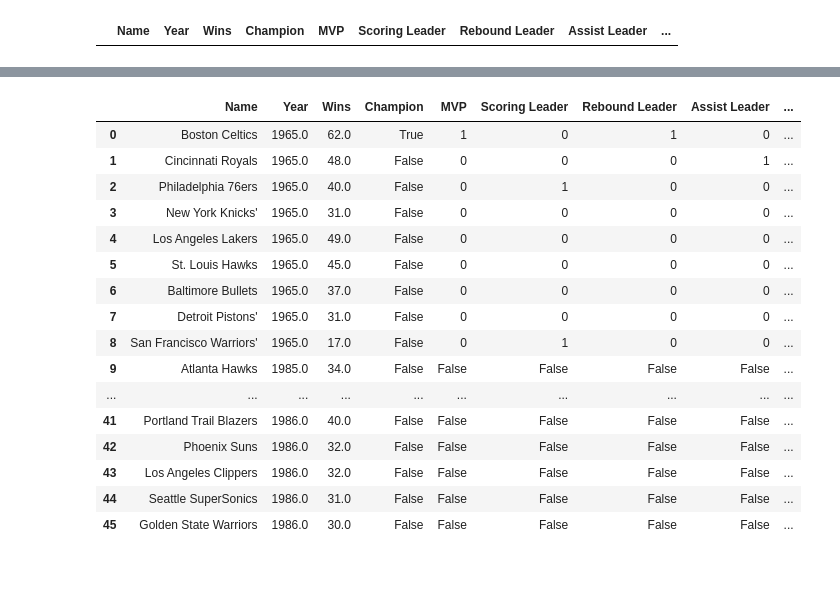
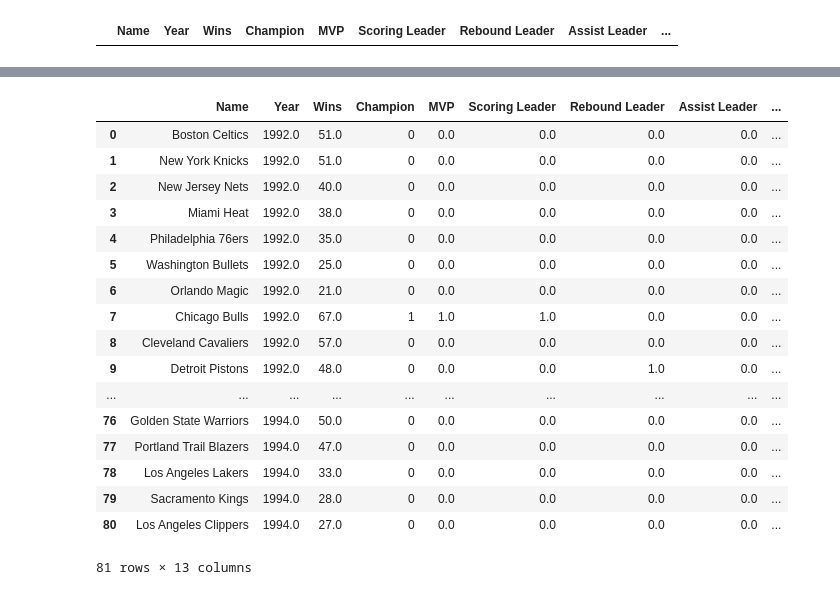
Before and after one commit to jfong27/NBA-Machine-Learning, a Jupyter notebook: Data Collection and Cleaning.ipynb, the cells around one changed output, grey strips where cells are left out. Cells and saved outputs as stored; diff of their text form; code cells hidden in the pictures.

```diff
--- a/Data Collection and Cleaning.ipynb
+++ b/Data Collection and Cleaning.ipynb
@@ -8,11 +7,12 @@ from sklearn.linear_model import LinearRegression
 # %%
-data = pd.DataFrame(columns= ['Name', 'Year','Wins','Champion','MVP','Scoring Leader',
+cols = ['Name', 'Year','Wins','Champion','MVP','Scoring Leader',
                               'Rebound Leader', 'Assist Leader', 'WS Leader','DPOY',
                               'MIP', '6MOY', 'Coach of Year'#'All-Stars', 'All-NBA',
                               #'All-Defensive', FG%', '3P%',
                               #'2P%', 'FT%', 'PPG', 'TOV', 'AST', 'STL', 'BLK'
                               #'SEED', 'GOAT Factor', 'Coach', 'Overall Team Score'
-                             ])
+                             ]
+data = pd.DataFrame(columns = cols)
 data
 # %% [output]
 |  | Name | Year | Wins | Champion | MVP | Scoring Leader | Rebound Leader | Assist Leader | ... |
@@ -55,9 +55,9 @@ leaders = ['Most Valuable Player', 'PPG Leader', 'RPG Leader',
 
 awards = ['Defensive Player of the Year', 'Most Improved Player',
           'Sixth Man of the Year', 'Coach of the Year']
-winners = []
 
 def get_award_winners(season, year):
+    winners = []
     for leader in leaders:
         winners.append(season.body.find(text=leader).parent.parent.find('a').text)
 
@@ -67,6 +67,7 @@ def get_award_winners(season, year):
     year = '%s-%s' % (year_string, next_year[2:4])
     for award in awards:
         url = 'http://www.nba.com/history/%s-award/' %(award.lower().replace(' ', '-'))
+        time.sleep(0.1)
         req = requests.get(url)
         soup = BeautifulSoup(req.text, 'html.parser')
 
@@ -78,8 +79,8 @@ def get_award_winners(season, year):
 
     #Get the all stars
     all_stars =[]
-    allst = season.find_all(id_="all_star_game_rosters_1")
-    print()
+    allst = season.find(id="all_all_star_game_rosters").text
+    #allstrs = allst.find(id = "div_all_star_game_rosters").text
 
 
 
@@ -87,7 +88,7 @@ def get_award_winners(season, year):
     return winners
 # %%
 row_num = 0
-for i in range(1965, 1966):
+for i in range(1992, 1995):
     url = ('http://www.basketball-reference.com/leagues/NBA_%s.html' % str(i))
     time.sleep(0.1)
     req = requests.get(url)
@@ -95,10 +96,11 @@ for i in range(1965, 1966):
     teams = season.find_all('th', {'class': 'left', 'data-stat':'team_name'})
 
     season_awards = get_award_winners(season, i-1)
+    print(repr(season_awards))
     for team in teams:
         if(team.text == 'Team' or 'Conference' in team.text):
             continue
-        wins = int(team.parent.find('td', {'data-stat':'wins'}).text)
+        wins = int(team.parent.find('td', {'data-stat':'wins'}).text) * 1
 
         team_name = repr(team.text).replace('\\x','*').split('*')[0].lstrip("'")
         for a in team.find_all('a',href=True):
@@ -111,20 +127,23 @@ None
-# %%
-data
-# %% [output]
-|  | Name | Year | Wins | Champion | MVP | Scoring Leader | Rebound Leader | Assist Leader | ... |
-| 0 | Boston Celtics | 1965.0 | 62.0 | True | 1 | 0 | 1 | 0 | ... |
-| 1 | Cincinnati Royals | 1965.0 | 48.0 | False | 0 | 0 | 0 | 1 | ... |
-| 2 | Philadelphia 76ers | 1965.0 | 40.0 | False | 0 | 1 | 0 | 0 | ... |
-| 3 | New York Knicks' | 1965.0 | 31.0 | False | 0 | 0 | 0 | 0 | ... |
-| 4 | Los Angeles Lakers | 1965.0 | 49.0 | False | 0 | 0 | 0 | 0 | ... |
-| 5 | St. Louis Hawks | 1965.0 | 45.0 | False | 0 | 0 | 0 | 0 | ... |
-| 6 | Baltimore Bullets | 1965.0 | 37.0 | False | 0 | 0 | 0 | 0 | ... |
-| 7 | Detroit Pistons' | 1965.0 | 31.0 | False | 0 | 0 | 0 | 0 | ... |
-| 8 | San Francisco Warriors' | 1965.0 | 17.0 | False | 0 | 1 | 0 | 0 | ... |
-| 9 | Atlanta Hawks | 1985.0 | 34.0 | False | False | False | False | False | ... |
-| ... | ... | ... | ... | ... | ... | ... | ... | ... | ... |
-| 41 | Portland Trail Blazers | 1986.0 | 40.0 | False | False | False | False | False | ... |
-| 42 | Phoenix Suns | 1986.0 | 32.0 | False | False | False | False | False | ... |
-| 43 | Los Angeles Clippers | 1986.0 | 32.0 | False | False | False | False | False | ... |
-| 44 | Seattle SuperSonics | 1986.0 | 31.0 | False | False | False | False | False | ... |
-| 45 | Golden State Warriors | 1986.0 | 30.0 | False | False | False | False | False | ... |
+# %%
+data['Champion'] = data['Champion'].fillna(0) * 1
+data['Wins'] = data['Wins'].fillna(0)
+data
+# %% [output]
+|  | Name | Year | Wins | Champion | MVP | Scoring Leader | Rebound Leader | Assist Leader | ... |
+| 0 | Boston Celtics | 1992.0 | 51.0 | 0 | 0.0 | 0.0 | 0.0 | 0.0 | ... |
+| 1 | New York Knicks | 1992.0 | 51.0 | 0 | 0.0 | 0.0 | 0.0 | 0.0 | ... |
+| 2 | New Jersey Nets | 1992.0 | 40.0 | 0 | 0.0 | 0.0 | 0.0 | 0.0 | ... |
+| 3 | Miami Heat | 1992.0 | 38.0 | 0 | 0.0 | 0.0 | 0.0 | 0.0 | ... |
+| 4 | Philadelphia 76ers | 1992.0 | 35.0 | 0 | 0.0 | 0.0 | 0.0 | 0.0 | ... |
+| 5 | Washington Bullets | 1992.0 | 25.0 | 0 | 0.0 | 0.0 | 0.0 | 0.0 | ... |
+| 6 | Orlando Magic | 1992.0 | 21.0 | 0 | 0.0 | 0.0 | 0.0 | 0.0 | ... |
+| 7 | Chicago Bulls | 1992.0 | 67.0 | 1 | 1.0 | 1.0 | 0.0 | 0.0 | ... |
+| 8 | Cleveland Cavaliers | 1992.0 | 57.0 | 0 | 0.0 | 0.0 | 0.0 | 0.0 | ... |
+| 9 | Detroit Pistons | 1992.0 | 48.0 | 0 | 0.0 | 0.0 | 1.0 | 0.0 | ... |
+| ... | ... | ... | ... | ... | ... | ... | ... | ... | ... |
+| 76 | Golden State Warriors | 1994.0 | 50.0 | 0 | 0.0 | 0.0 | 0.0 | 0.0 | ... |
+| 77 | Portland Trail Blazers | 1994.0 | 47.0 | 0 | 0.0 | 0.0 | 0.0 | 0.0 | ... |
+| 78 | Los Angeles Lakers | 1994.0 | 33.0 | 0 | 0.0 | 0.0 | 0.0 | 0.0 | ... |
+| 79 | Sacramento Kings | 1994.0 | 28.0 | 0 | 0.0 | 0.0 | 0.0 | 0.0 | ... |
+| 80 | Los Angeles Clippers | 1994.0 | 27.0 | 0 | 0.0 | 0.0 | 0.0 | 0.0 | ... |
+81 rows × 13 columns
```
Also changed, not shown: parts of 3 cells of this notebook.
